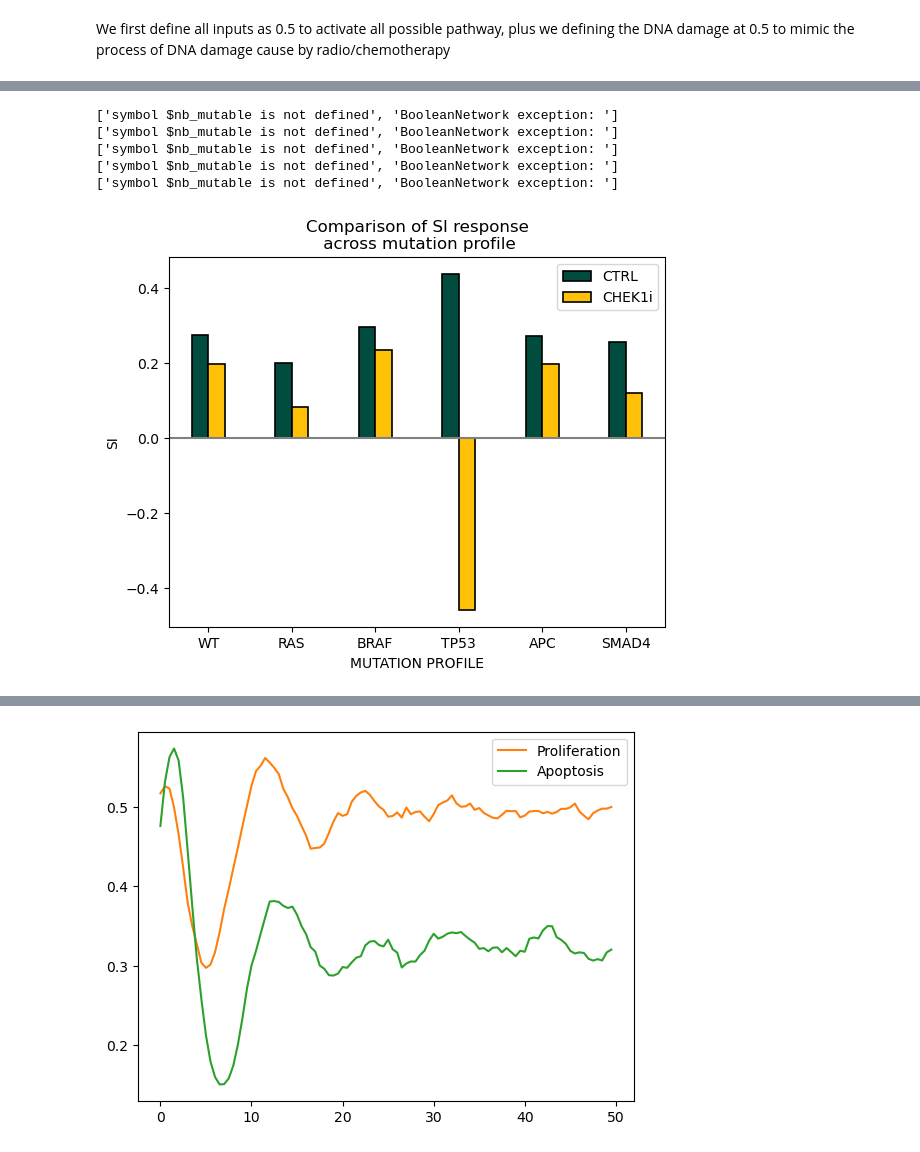
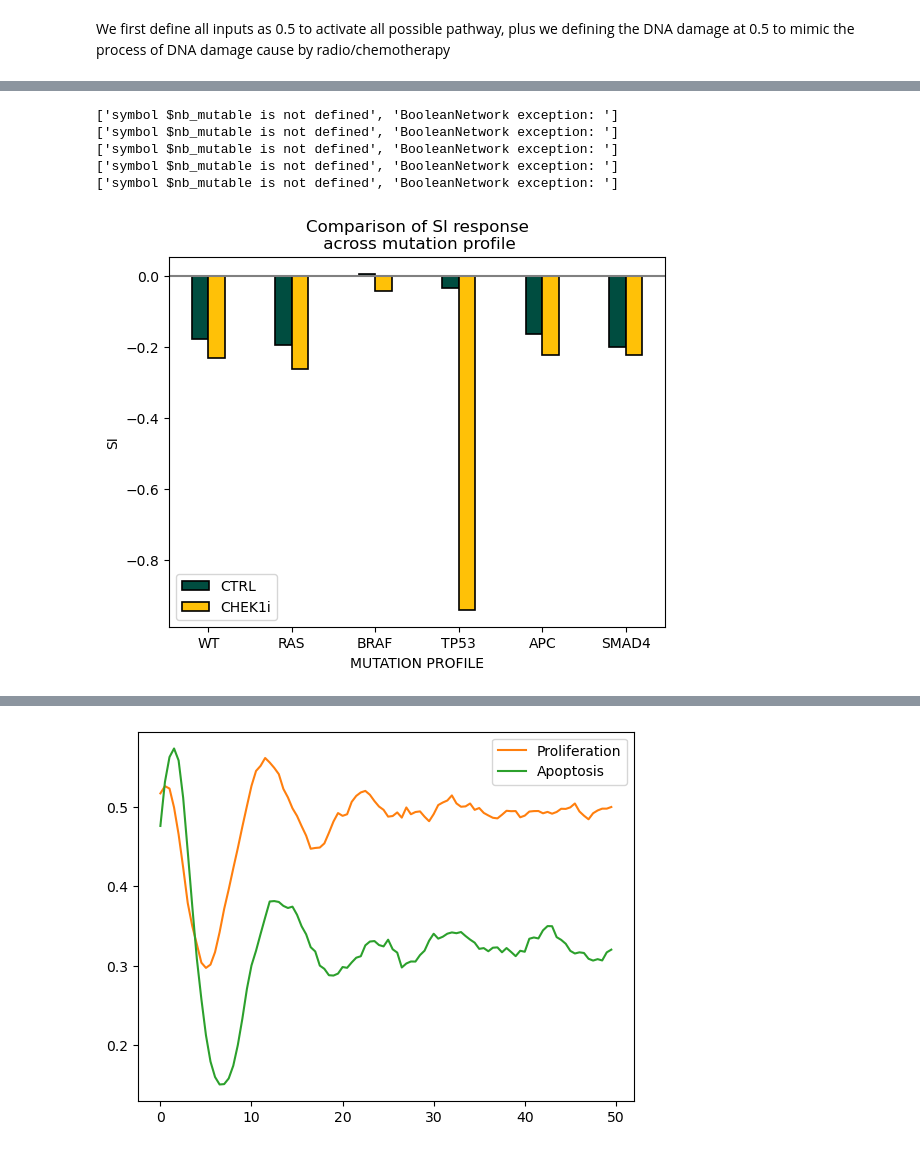
Before and after one commit to saran-pankaew/CRC_model, a Jupyter notebook: model_repository/20231006/CRC_20231006_analysis_dev.ipynb, the cells around one changed output, grey strips where cells are left out. Drawn from its saved outputs; the diff is of its cells as text; code cells hidden in the pictures.

```diff
--- a/model_repository/20231006/CRC_20231006_analysis_dev.ipynb
+++ b/model_repository/20231006/CRC_20231006_analysis_dev.ipynb
@@ -166,39 +166,39 @@ plt.show()
 # %%
 mutate_genes = ['RAS','BRAF','TP53','APC','SMAD4']
 mutation_effect = ['ON','ON','OFF','OFF','OFF']
-WT_allinputs = load_model(init_node = ['DNA_damage_agent'], init_val=[0])
+WT_allinputs = load_model(init_node = ['DNA_damage_agent','CENPF'], init_val=[0,0])
 model_simulation = mutate_models(gene_list= mutate_genes,
                                  effect_list=mutation_effect)
 
 # Concatenate all data to matrix
 model_list = list(model_simulation.keys())
 simulation_mtx = pd.DataFrame()
 for i in model_list:
     simulation_mtx = pd.concat([simulation_mtx,model_simulation[i].get_last_nodes_probtraj()],
                                ignore_index = False)
 simulation_mtx.index = model_list
 simulation_mtx = simulation_mtx.fillna(0)
 simulation_mtx['SI'] = simulation_mtx['Proliferation'] - (simulation_mtx['Apoptosis'])
 
 # Plot data
 X_axis = np.arange(len(model_list[0:6]))
 plt.bar(X_axis - 0.1, list(simulation_mtx['SI'][0:6]), 0.2, label = 'CTRL',color = '#004d40', edgecolor = 'black', linewidth = 1.2)
 plt.bar(X_axis + 0.1, list(simulation_mtx['SI'][6:12]), 0.2, label = 'CHEK1i',color = '#ffc107', edgecolor = 'black', linewidth = 1.2)
 plt.xticks(X_axis, model_list[0:6])
 plt.xlabel("MUTATION PROFILE")
 plt.ylabel("SI")
 plt.title("Comparison of SI response\n across mutation profile")
 #plt.ylim(-0.5,0.5)
 plt.axhline(y=0,linewidth=1.5, color='grey')
 plt.legend()
 plt.show()
 # %% [output]
 ['symbol $nb_mutable is not defined', 'BooleanNetwork exception: ']
 ['symbol $nb_mutable is not defined', 'BooleanNetwork exception: ']
 ['symbol $nb_mutable is not defined', 'BooleanNetwork exception: ']
 ['symbol $nb_mutable is not defined', 'BooleanNetwork exception: ']
 ['symbol $nb_mutable is not defined', 'BooleanNetwork exception: ']
-[figure, old version]
+[figure, new version]
 # %%
 mutate_genes = ['RAS','BRAF','TP53','APC','SMAD4']
 mutation_effect = ['ON','ON','OFF','OFF','OFF']
```
Also changed, not shown: parts of 4 cells of this notebook, 3 other files.
